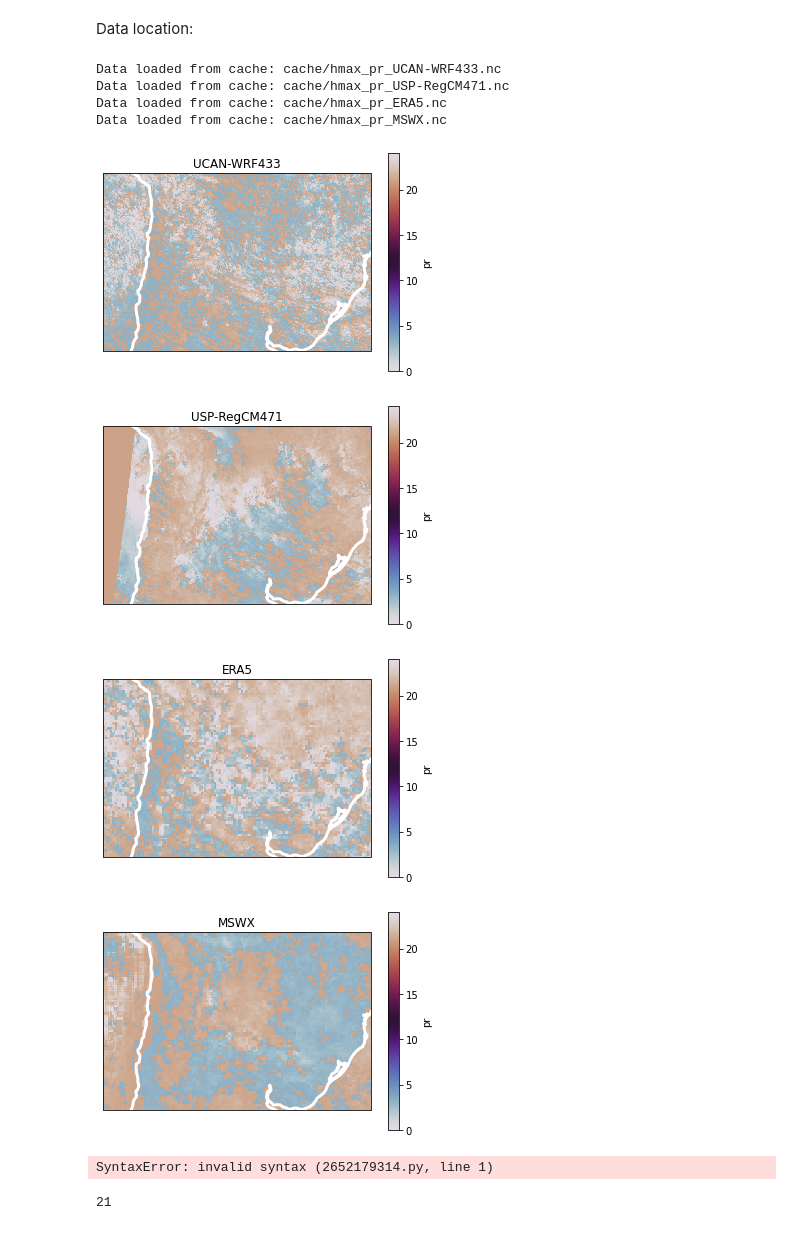
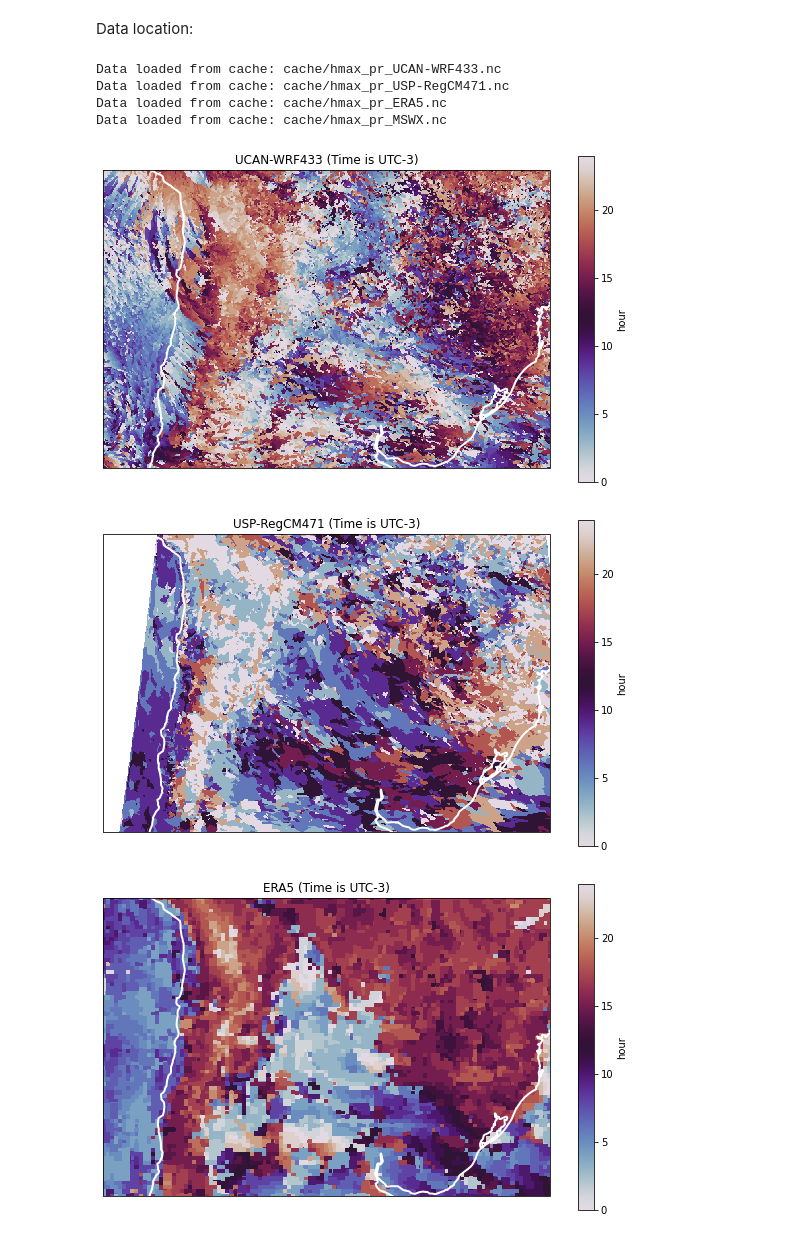
Before and after one commit to jesusff/fps-sesa-analyses, a Jupyter notebook: peak_rainfall_time.ipynb, the cells around one changed output. Saved outputs shown, nothing was run; the diff lists cells and outputs as text; code cells hidden in the pictures.

Commit message:
Coded as max of the mean daily cycle

```diff
--- a/peak_rainfall_time.ipynb
+++ b/peak_rainfall_time.ipynb
@@ -40,39 +36,28 @@ def time_of_max(data):
-# %%
-for dataset in urls.keys():
-  nc = f'cache/hmax_{var}_{dataset}.nc'
-  if exists(nc):
-    hmax = xr.open_dataset(nc)[var]
-    print(f'Data loaded from cache: {nc}')
-  else:
-    ds = xr.open_dataset(urls[dataset], chunks = dict(time = 100, lon = 100, lat = 100))
-    hmax = (ds.pr
-      .sel(dict(time=period))
-      .resample(time = '1D')
-      .map(time_of_max)
-      .reduce(circmean, 'time')
-      .compute()
-    )
-    hmax.to_netcdf(nc, format = 'NETCDF4', encoding={var:{'zlib':True}})
-
-  f = plt.figure()
-  p = ((hmax-3)%24).plot(vmin=0, vmax=24, cmap=cm.twilight, transform=lonlat, subplot_kws = dict(projection=lonlat))
-  l = p.axes.add_feature(cfea.COASTLINE, linewidth=3, color = 'white')
-  plt.title(f'{dataset}')
-# %% [output]
-Data loaded from cache: cache/hmax_pr_UCAN-WRF433.nc
-Data loaded from cache: cache/hmax_pr_USP-RegCM471.nc
-Data loaded from cache: cache/hmax_pr_ERA5.nc
-Data loaded from cache: cache/hmax_pr_MSWX.nc
-[figure, removed]
-[figure, removed]
-[figure, removed]
-[figure, removed]
-# %%
-.sel(time = prseries['time.season'] == 'DJF')
-.isel(dict(lon=slice(350,400),lat=slice(350,400)))
-# %% [output]
-SyntaxError: invalid syntax (2652179314.py, line 1)
-# %%
--3 % 24
-# %% [output]
-21
+# %%
+for dataset in urls.keys():
+  nc = f'cache/hmax_{var}_{dataset}.nc'
+  if exists(nc):
+    hmax = xr.open_dataset(nc)['hour']
+    print(f'Data loaded from cache: {nc}')
+  else:
+    ds = xr.open_dataset(urls[dataset], chunks = dict(time = 100, lon = 100, lat = 100))
+    dcycle = (ds.pr
+      .sel(dict(time=period))
+      .groupby('time.hour')
+      .mean('time')
+    )
+    hmax = dcycle.idxmax('hour').compute()
+    hmax.to_netcdf(nc, format = 'NETCDF4', encoding={'hour':{'zlib':True}})
+  # Plot
+  f = plt.figure(figsize=(10,6))
+  p = ((hmax-3)%24).plot(vmin=0, vmax=24, cmap=cm.twilight, transform=lonlat, subplot_kws = dict(projection=lonlat))
+  l = p.axes.add_feature(cfea.COASTLINE, linewidth=2, edgecolor = 'white')
+  t = plt.title(f'{dataset} (Time is UTC-3)')
+# %% [output]
+Data loaded from cache: cache/hmax_pr_UCAN-WRF433.nc
+Data loaded from cache: cache/hmax_pr_USP-RegCM471.nc
+Data loaded from cache: cache/hmax_pr_ERA5.nc
+Data loaded from cache: cache/hmax_pr_MSWX.nc
+[figure, added]
+[figure, added]
+[figure, added]
```
Also changed, not shown: parts of 2 cells of this notebook.
